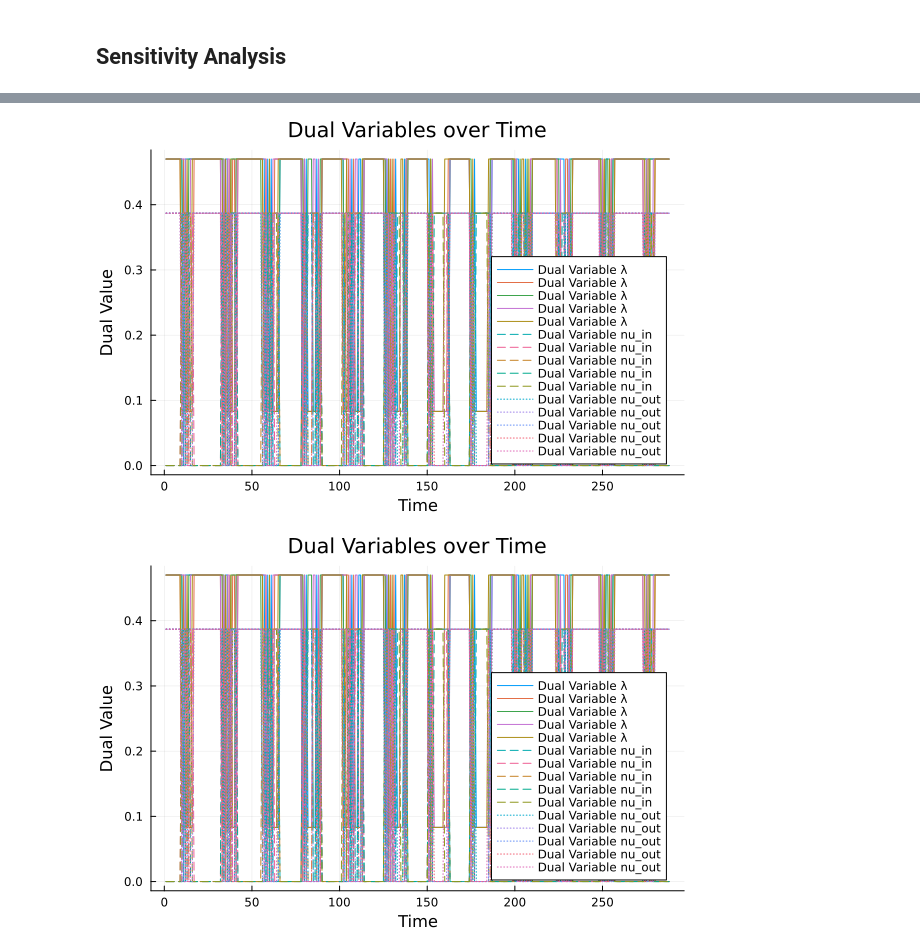
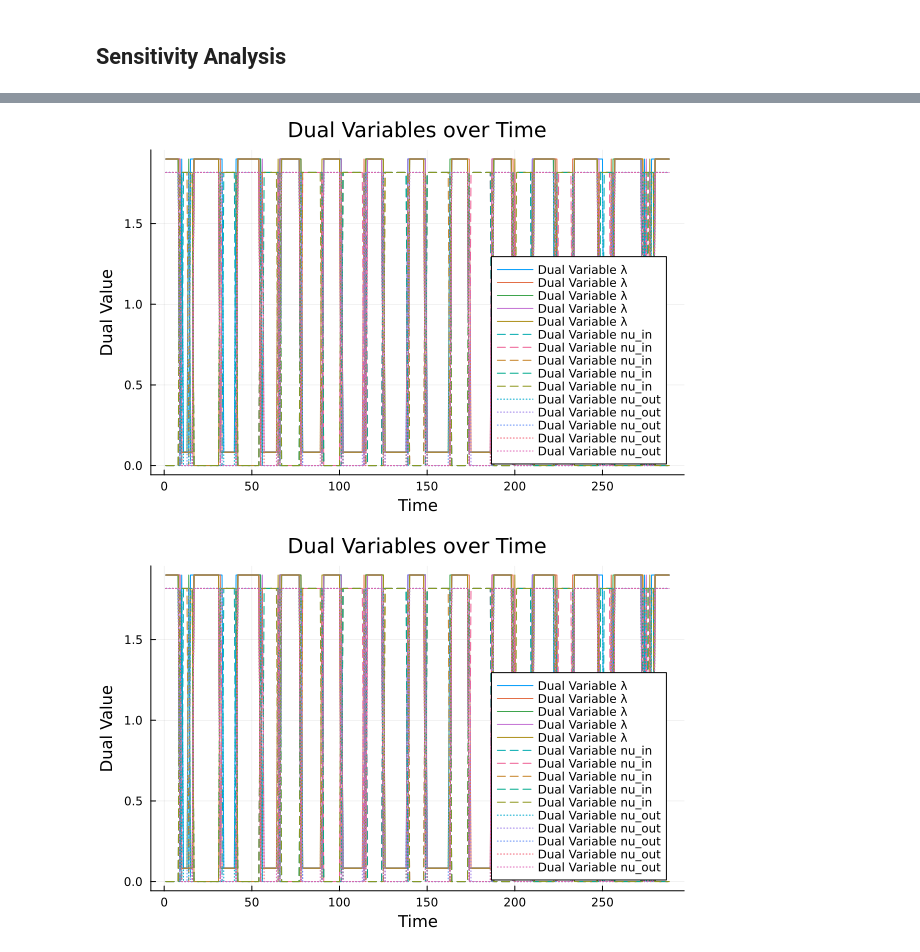
Before and after one commit to czwiessler/AMOProject, a Jupyter notebook: 05_Optimization.ipynb, the cells around one changed output, grey strips where cells are left out. Saved outputs shown, nothing was run; the diff lists cells and outputs as text; code cells hidden in the pictures.

```diff
--- a/05_Optimization.ipynb
+++ b/05_Optimization.ipynb
@@ -226,10 +226,10 @@ Compute G-in and G-out series with most probable scenarios in every time step
 most_probable_G_out = Float64[]
 most_probable_G_in = Float64[]
 
-G_out_values = [JuMP.value(G_out[t, ω]) for t in 1:T, ω in 1:num_scenarios]
+G_out_values = [value(model[:G_out][t, ω]) for t in 1:T, ω in 1:num_scenarios]
 G_out_matrix = reshape(G_out_values, T, num_scenarios)
 
-G_in_values = [JuMP.value(G_in[t, ω]) for t in 1:T, ω in 1:num_scenarios]
+G_in_values = [JuMP.value(model[:G_in][t, ω]) for t in 1:T, ω in 1:num_scenarios]
 G_in_matrix = reshape(G_in_values, T, num_scenarios)
 
 for t in 1:T_total
@@ -355,21 +355,21 @@ display(merge2)
 [figure]
 # %%
-dual_lambda = [JuMP.value(λ[t, ω]) for t in 1:T, ω in 1:num_scenarios]
-dual_nu_in = [JuMP.value(nu_in[t, ω]) for t in 1:T, ω in 1:num_scenarios]
-dual_nu_out = [JuMP.value(nu_out[t, ω]) for t in 1:T, ω in 1:num_scenarios]
+dual_lambda = [JuMP.value(model[:λ][t, ω]) for t in 1:T, ω in 1:num_scenarios]
+dual_nu_in = [JuMP.value(model[:nu_in][t, ω]) for t in 1:T, ω in 1:num_scenarios]
+dual_nu_out = [JuMP.value(model[:nu_out][t, ω]) for t in 1:T, ω in 1:num_scenarios]
 
 # Reshape them to match the number of time steps (T)
 dual_nu_in_matrix = reshape(dual_nu_in, T, num_scenarios)
 dual_nu_out_matrix = reshape(dual_nu_out, T, num_scenarios)
 
 # Plot dual variable λ, nu_in, and nu_out
 p1 = plot(1:T, dual_lambda, label="Dual Variable λ", xlabel="Time", ylabel="Dual Value", title="Dual Variables over Time", linestyle=:solid)
 p2 = plot!(p1, 1:T, dual_nu_in_matrix, label="Dual Variable nu_in", linestyle=:dash)
 plot!(p2, 1:T, dual_nu_out_matrix, label="Dual Variable nu_out", linestyle=:dot)
 
 # Display the plot
 display(p1)
 display(p2)
 # %% [output]
-[figure, old version]
+[figure, new version]
-[figure, old version]
+[figure, new version]
```
Also changed, not shown: parts of 5 cells of this notebook.
